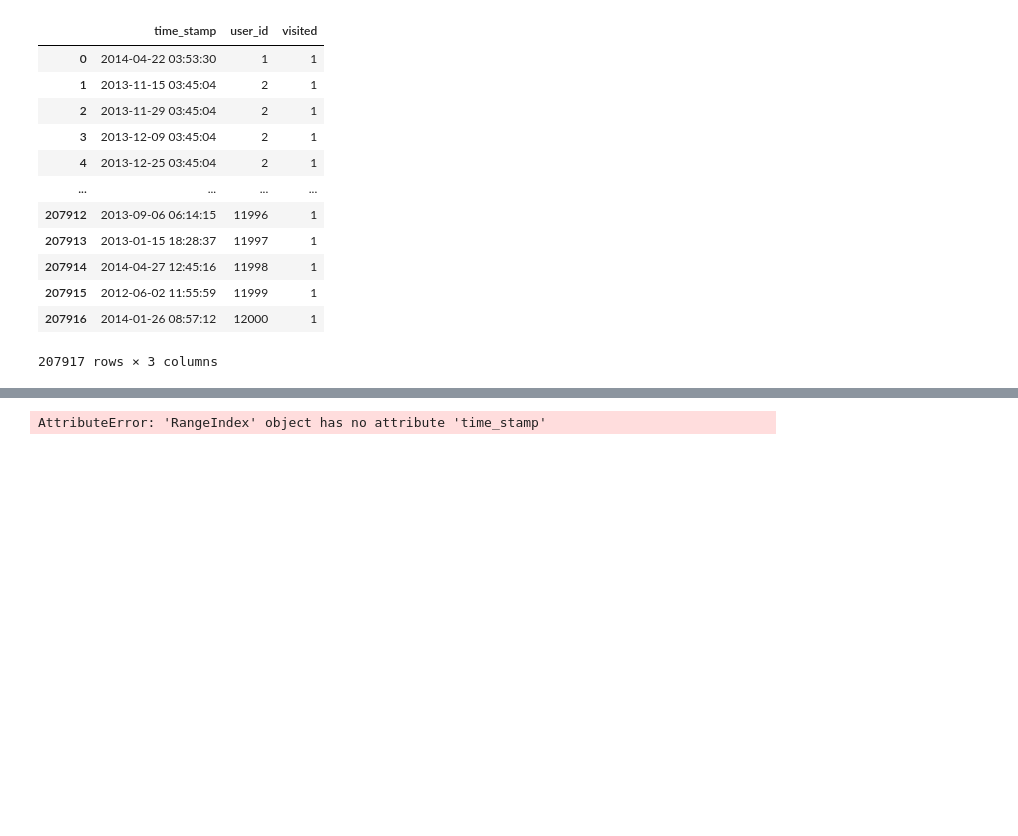
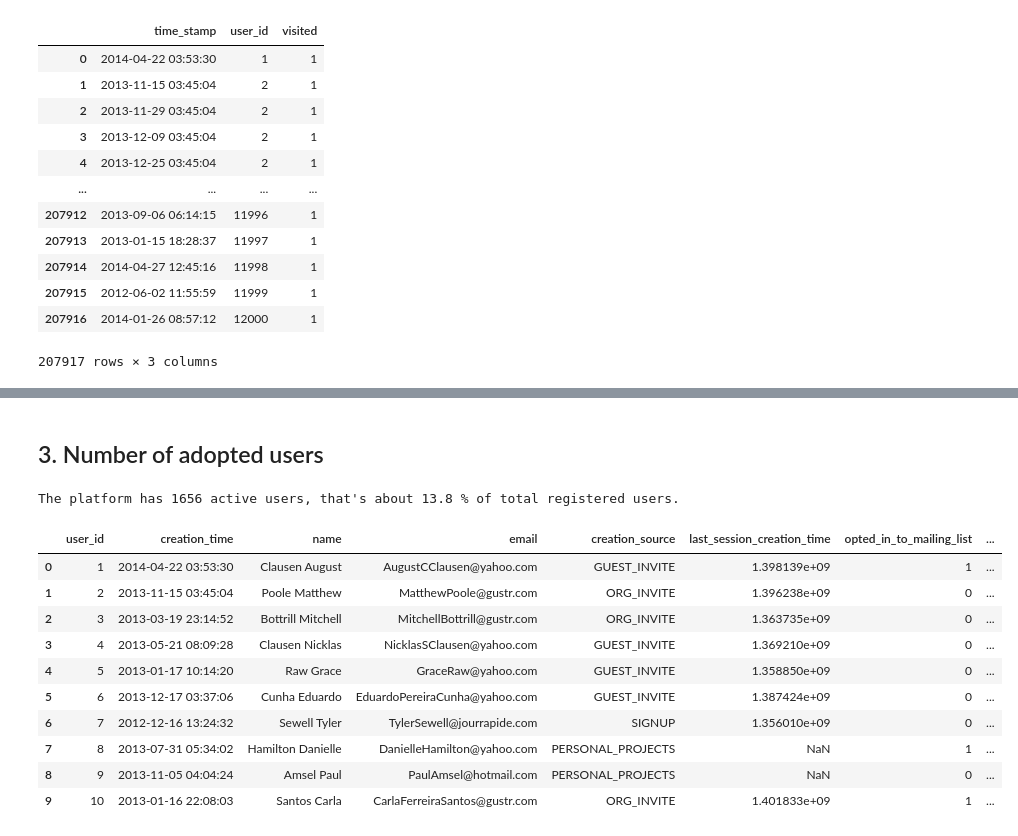
Before and after one commit to gabriellewald/relax-inc-data-challenge, a Jupyter notebook: relax_inc_data_science_challenge.ipynb, the cells around one changed output, grey strips where cells are left out. Cells and saved outputs as stored; diff of their text form; code cells hidden in the pictures; blank space fills up the shorter version.

```diff
--- a/relax_inc_data_science_challenge.ipynb
+++ b/relax_inc_data_science_challenge.ipynb
@@ -112,6 +103,14 @@ engage_df.set_index('time_stamp')
+# %% [markdown]
+## 3. Number of adopted users
 # %%
-# Add column with total number of visits per user
-engage_df['total_visits'] = engage_df.groupby(engage_df['time_stamp'].index.time_stamp).count()
+# Add label to engage_df
+def label_adopted(user_id):
+    "takes a users input and returns whether or not they have been active within any 7-day period"
+    user_df = engage_df.loc[engage_df['user_id'] == user_id] #select out rows of this user
+    user_df = user_df.resample('D').mean().dropna() #resample to show if active in a day. .mean() is just of 1
+
+    for i in range(len(user_df) - 2): #loop over active days till the second to last day
+        if user_df.index[i + 2] - user_df.index[i] <= timedelta(days=7): # difference between every 1st and 3rd day
+            return 1
+    return 0
-# %% [output]
-AttributeError: 'RangeIndex' object has no attribute 'time_stamp'
 # %%
@@ -118,0 +119,20 @@ AttributeError: 'RangeIndex' object has no attribute 'time_stamp'
+# %%
+print('The platform has', users['adopted_user'].sum(), "active users, that's about",
+      (users['adopted_user'].sum()/len(users['adopted_user']))*100,'%', 'of total registered users.')
+# %% [output]
+The platform has 1656 active users, that's about 13.8 % of total registered users.
+# %%
+# See users dataframe
+users.head(10)
+# %% [output]
+|  | user_id | creation_time | name | email | creation_source | last_session_creation_time | opted_in_to_mailing_list | ... |
+| 0 | 1 | 2014-04-22 03:53:30 | Clausen August | AugustCClausen@yahoo.com | GUEST_INVITE | 1.398139e+09 | 1 | ... |
+| 1 | 2 | 2013-11-15 03:45:04 | Poole Matthew | MatthewPoole@gustr.com | ORG_INVITE | 1.396238e+09 | 0 | ... |
+| 2 | 3 | 2013-03-19 23:14:52 | Bottrill Mitchell | MitchellBottrill@gustr.com | ORG_INVITE | 1.363735e+09 | 0 | ... |
+| 3 | 4 | 2013-05-21 08:09:28 | Clausen Nicklas | NicklasSClausen@yahoo.com | GUEST_INVITE | 1.369210e+09 | 0 | ... |
+| 4 | 5 | 2013-01-17 10:14:20 | Raw Grace | GraceRaw@yahoo.com | GUEST_INVITE | 1.358850e+09 | 0 | ... |
+| 5 | 6 | 2013-12-17 03:37:06 | Cunha Eduardo | EduardoPereiraCunha@yahoo.com | GUEST_INVITE | 1.387424e+09 | 0 | ... |
+| 6 | 7 | 2012-12-16 13:24:32 | Sewell Tyler | TylerSewell@jourrapide.com | SIGNUP | 1.356010e+09 | 0 | ... |
+| 7 | 8 | 2013-07-31 05:34:02 | Hamilton Danielle | DanielleHamilton@yahoo.com | PERSONAL_PROJECTS | NaN | 1 | ... |
+| 8 | 9 | 2013-11-05 04:04:24 | Amsel Paul | PaulAmsel@hotmail.com | PERSONAL_PROJECTS | NaN | 0 | ... |
+| 9 | 10 | 2013-01-16 22:08:03 | Santos Carla | CarlaFerreiraSantos@gustr.com | ORG_INVITE | 1.401833e+09 | 1 | ... |
```
Also changed, not shown: parts of 28 cells of this notebook.
